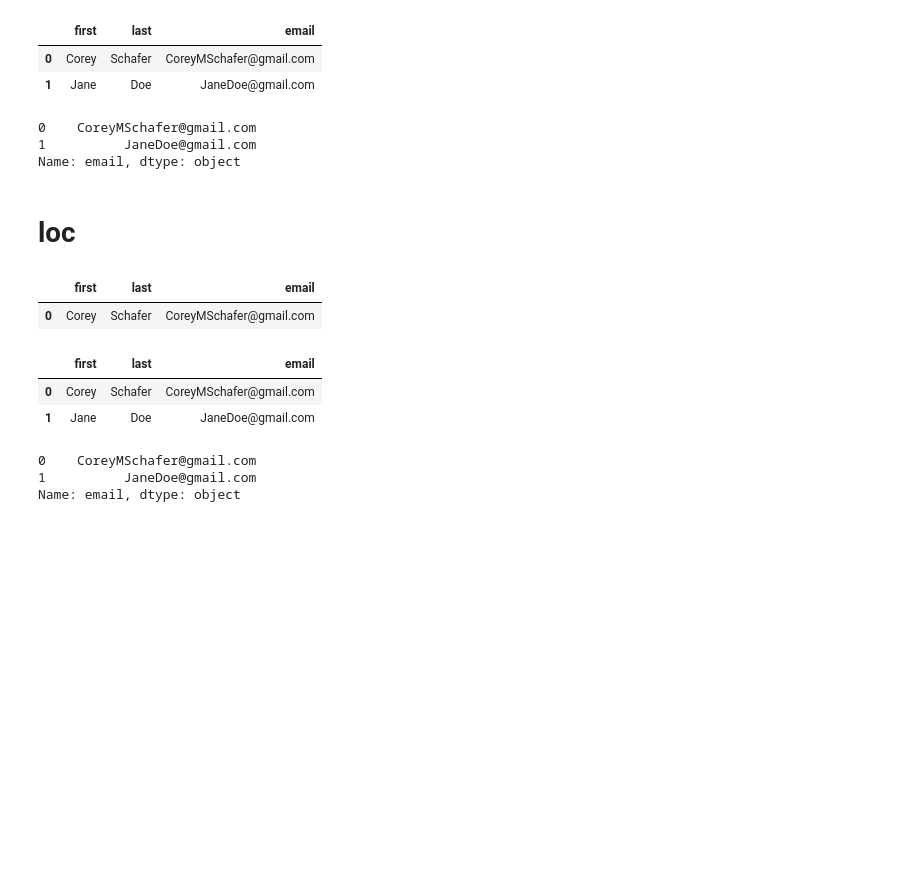
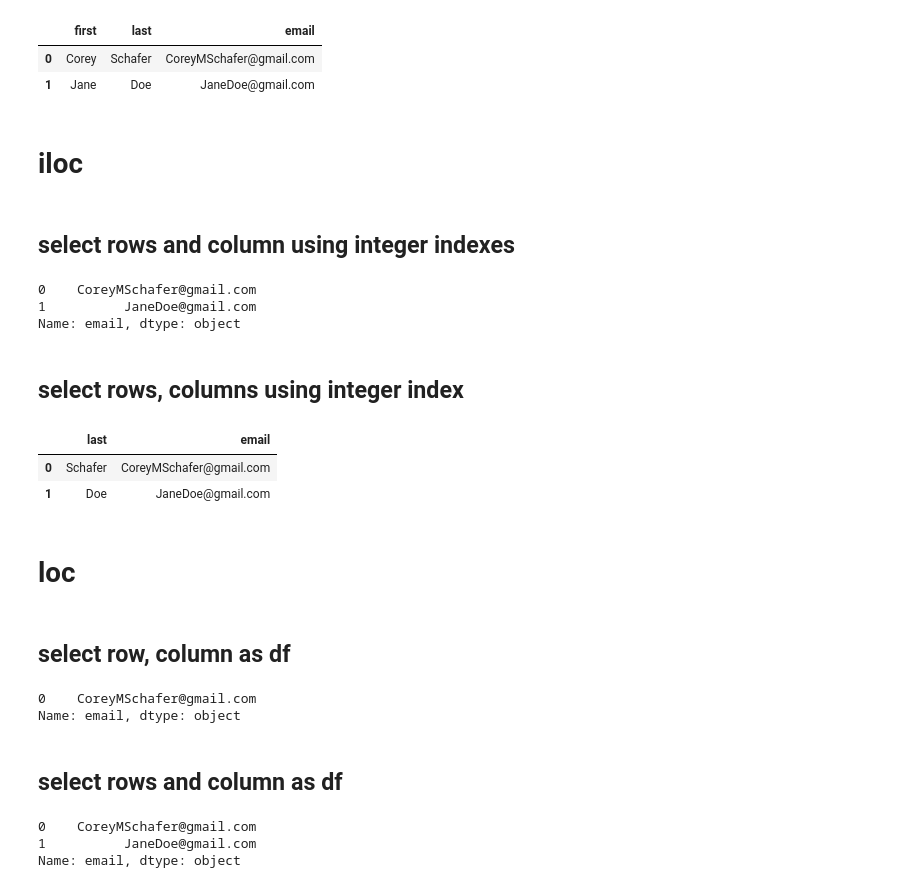
Before and after one commit to atrox3d/coreyschafer-pandas, a Jupyter notebook: part2-dataframe-and-series.ipynb, the cells around one changed output. Drawn from its saved outputs; the diff is of its cells as text; code cells hidden in the pictures; blank space fills up the shorter version.

```diff
--- a/part2-dataframe-and-series.ipynb
+++ b/part2-dataframe-and-series.ipynb
@@ -47,25 +59,35 @@ people_df.iloc[[0, 1]]
 |  | first | last | email |
 | 0 | Corey | Schafer | CoreyMSchafer@gmail.com |
 | 1 | Jane | Doe | JaneDoe@gmail.com |
+# %% [markdown]
+# iloc
+# %% [markdown]
+## select rows and column using integer indexes
 # %%
 people_df.iloc[[0, 1], 2]
 # %% [output]
 0    CoreyMSchafer@gmail.com
 1          JaneDoe@gmail.com
 Name: email, dtype: object
+# %% [markdown]
+## select rows, columns using integer index
+# %%
+people_df.iloc[[0, 1], 1:]
+# %% [output]
+|  | last | email |
+| 0 | Schafer | CoreyMSchafer@gmail.com |
+| 1 | Doe | JaneDoe@gmail.com |
 # %% [markdown]
 # loc
+# %% [markdown]
+## select row, column as df
 # %%
-people_df.loc[[0]]
+people_df.loc[[0], 'email']
 # %% [output]
-|  | first | last | email |
-| 0 | Corey | Schafer | CoreyMSchafer@gmail.com |
+0    CoreyMSchafer@gmail.com
+Name: email, dtype: object
-# %%
-people_df.loc[[0, 1]]
-# %% [output]
-|  | first | last | email |
-| 0 | Corey | Schafer | CoreyMSchafer@gmail.com |
-| 1 | Jane | Doe | JaneDoe@gmail.com |
+# %% [markdown]
+## select rows and column as df
 # %%
 people_df.loc[[0, 1], 'email']
 # %% [output]
```
Also changed, not shown: parts of 8 cells of this notebook.
